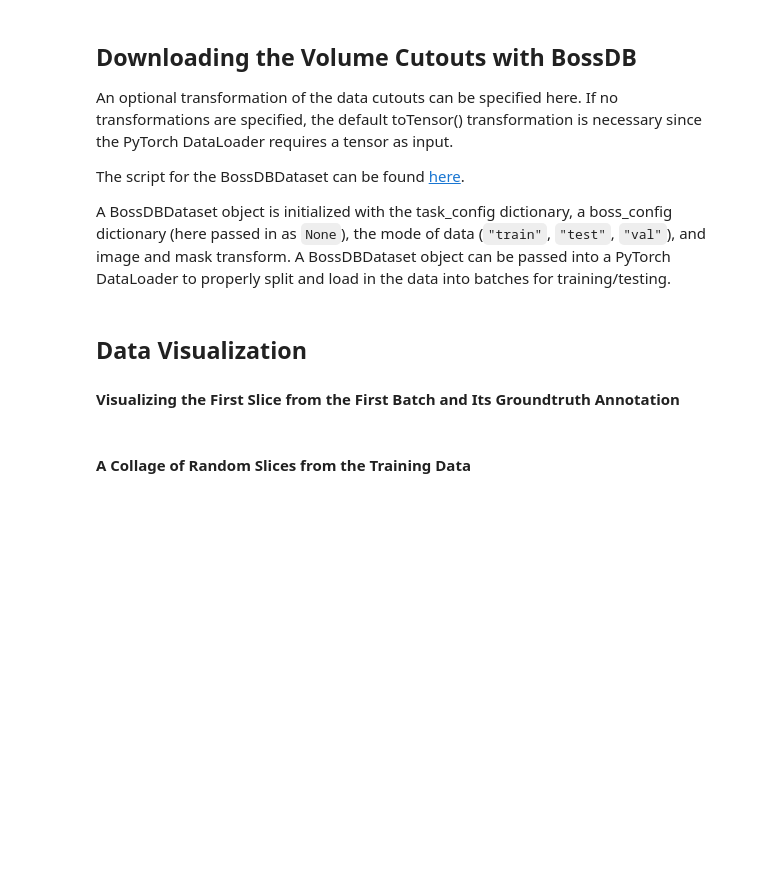
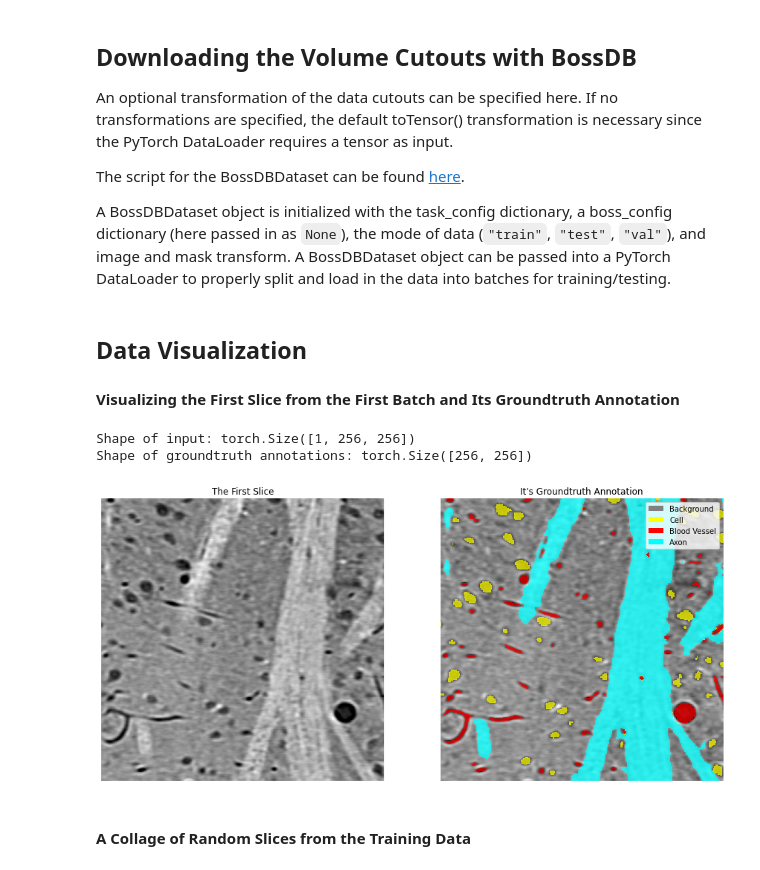
Before and after one commit to im-a-jin/MTNeuro, a Jupyter notebook: notebooks/task2_getting_started.ipynb, the cells around one changed output. Saved outputs shown, nothing was run; the diff lists cells and outputs as text; code cells hidden in the pictures; blank space fills up the shorter version.

Commit message:
Minor edits to BossDBDataset calls and image visualization

```diff
--- a/notebooks/task2_getting_started.ipynb
+++ b/notebooks/task2_getting_started.ipynb
@@ -90,45 +157,46 @@ root = "./MTNeuro/"
 with open(os.path.join(root, f"taskconfig/task2_{dimensions}D_{class_number}class.json")) as file:
     task_config = json.load(file)
 
-# Specify the transformations here:
-# transform = ...
-
-# If no transformations are used:
-transform = transforms.Compose([transforms.ToTensor(),])
-
-train_data =  BossDBDataset(task_config, None, 'train', image_transform = transform, mask_transform = transform)
-val_data = BossDBDataset(task_config, None, 'val', image_transform = transform, mask_transform = transform)
-test_data =  BossDBDataset(task_config, None, "test", image_transform = transform, mask_transform = transform)
+train_data =  BossDBDataset(task_config, mode='train')
+val_data = BossDBDataset(task_config, mode='val')
+test_data =  BossDBDataset(task_config, mode="test")
 # %% [markdown]
 ## Data Visualization
 #### Visualizing the First Slice from the First Batch and Its Groundtruth Annotation
 # %%
 #Access the input and the groundtruth annotations of the first batch
-input_data, annotations = train_data[0]
+input_data, annotations = train_data[500]
 
 #Data Characteristics
 print(f'Shape of input: {input_data.shape}')
 print(f'Shape of groundtruth annotations: {annotations.shape}')
 
 legend_elements = [Patch(facecolor='grey', label='Background'),
                    Patch(facecolor='yellow', label='Cell'),
                    Patch(facecolor='red', label='Blood Vessel')] if class_number == 3 else [Patch(facecolor='grey', label='Background'),
                    Patch(facecolor='yellow', label='Cell'),
                    Patch(facecolor='red', label='Blood Vessel'),
                    Patch(facecolor='cyan', label='Axon')]
 
+masked_annotations = np.ma.masked_where(annotations == 0, annotations)
+
 f, (ax1, ax2) = plt.subplots(1, 2, figsize=(15, 15))
 ax1.imshow(input_data[0], cmap='gray')
 ax1.title.set_text("The First Slice")
 ax1.axis('off')
 
 cmap = ListedColormap(['grey', 'red', 'yellow', 'cyan'])
-ax2.imshow(annotations.squeeze(), vmin=0, vmax=3, cmap = cmap)
+ax2.imshow(input_data[0], cmap='gray')
+ax2.imshow(masked_annotations.squeeze(), vmin=0, vmax=3, cmap = cmap, alpha = 0.75)
 ax2.title.set_text("It's Groundtruth Annotation")
 ax2.axis('off')
 ax2.legend(handles=legend_elements)
 
 plt.show()
+# %% [output]
+Shape of input: torch.Size([1, 256, 256])
+Shape of groundtruth annotations: torch.Size([256, 256])
+[figure, added]
 # %% [markdown]
 #### A Collage of Random Slices from the Training Data
 # %%
```
Also changed, not shown: parts of 3 cells of this notebook.
